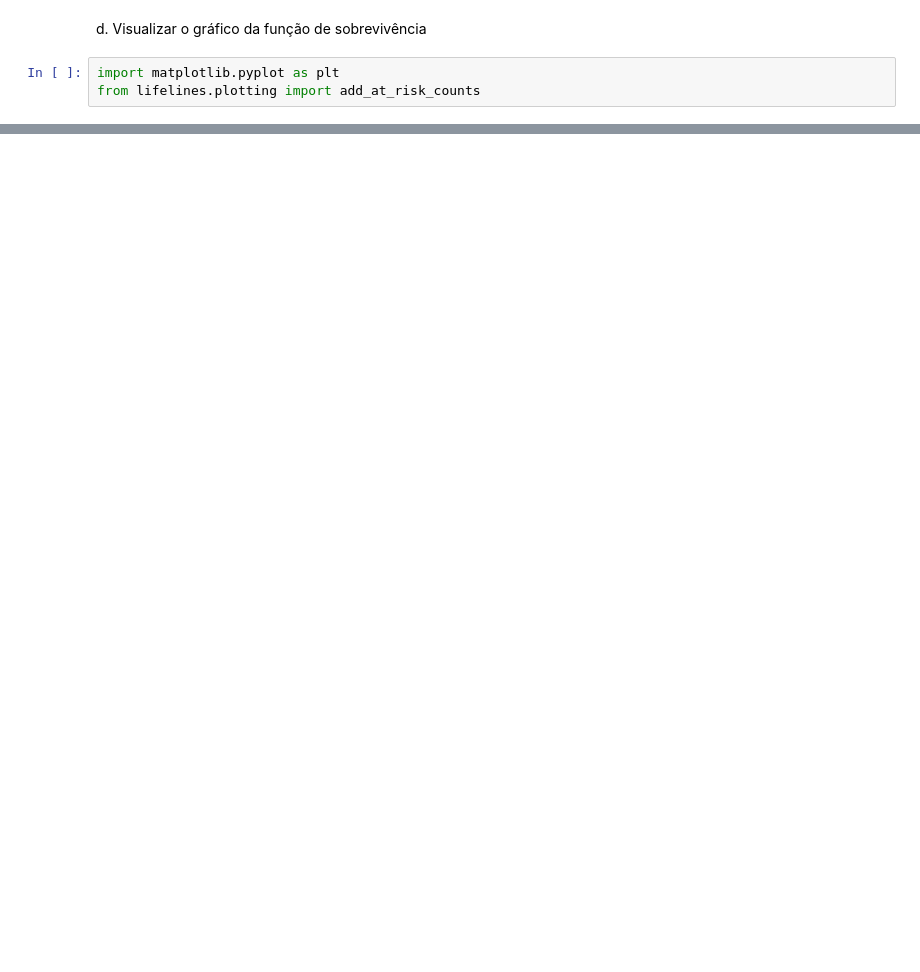
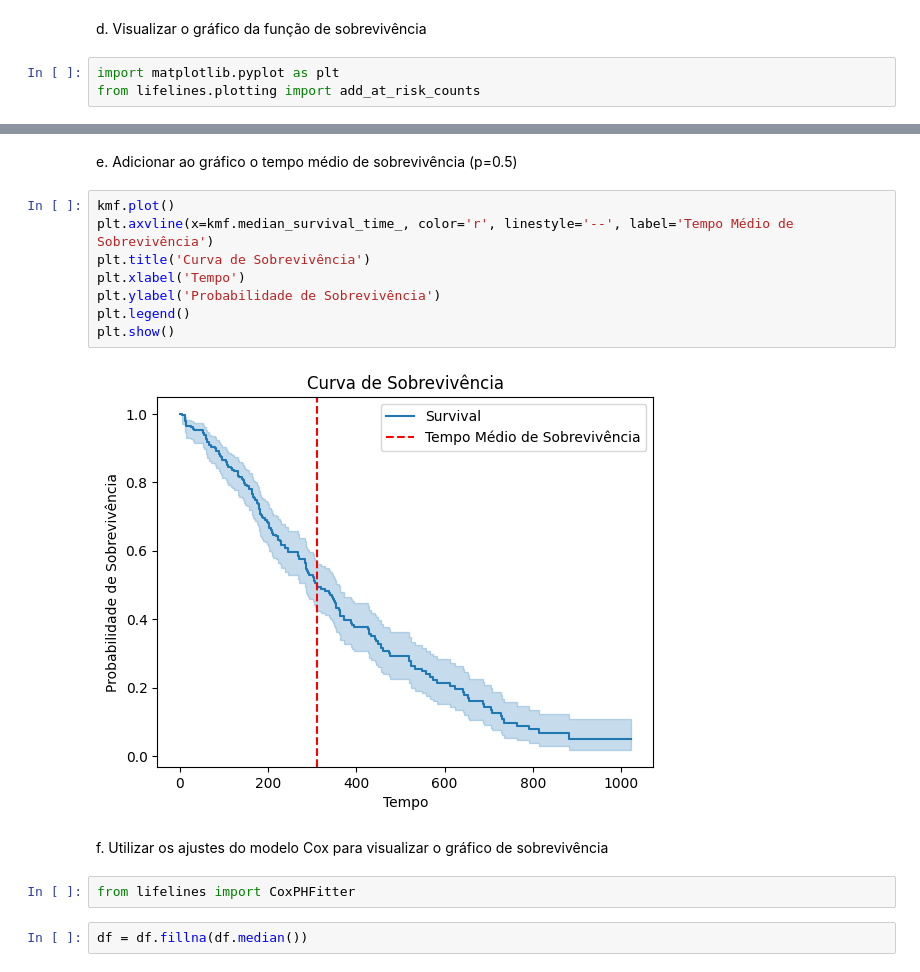
Before and after one commit to laryyssa/Aprendizado-de-Maquina-na-Saude, a Jupyter notebook: atv5_modelo-sobrevivencia/main.ipynb, the cells around one changed output, grey strips where cells are left out. Saved outputs shown, nothing was run; the diff lists cells and outputs as text; blank space fills up the shorter version.

```diff
--- a/atv5_modelo-sobrevivencia/main.ipynb
+++ b/atv5_modelo-sobrevivencia/main.ipynb
@@ -223,0 +204,18 @@ ValueError: Image size of 153871x538 pixels is too large. It must be less than 2
+# %% [markdown]
+e. Adicionar ao gráfico o tempo médio de sobrevivência (p=0.5)
+# %%
+kmf.plot()
+plt.axvline(x=kmf.median_survival_time_, color='r', linestyle='--', label='Tempo Médio de Sobrevivência')
+plt.title('Curva de Sobrevivência')
+plt.xlabel('Tempo')
+plt.ylabel('Probabilidade de Sobrevivência')
+plt.legend()
+plt.show()
+# %% [output]
+[figure, added]
+# %% [markdown]
+f. Utilizar os ajustes do modelo Cox para visualizar o gráfico de sobrevivência
+# %%
+from lifelines import CoxPHFitter
+# %%
+df = df.fillna(df.median())
```
Also changed, not shown: parts of 11 cells of this notebook.
